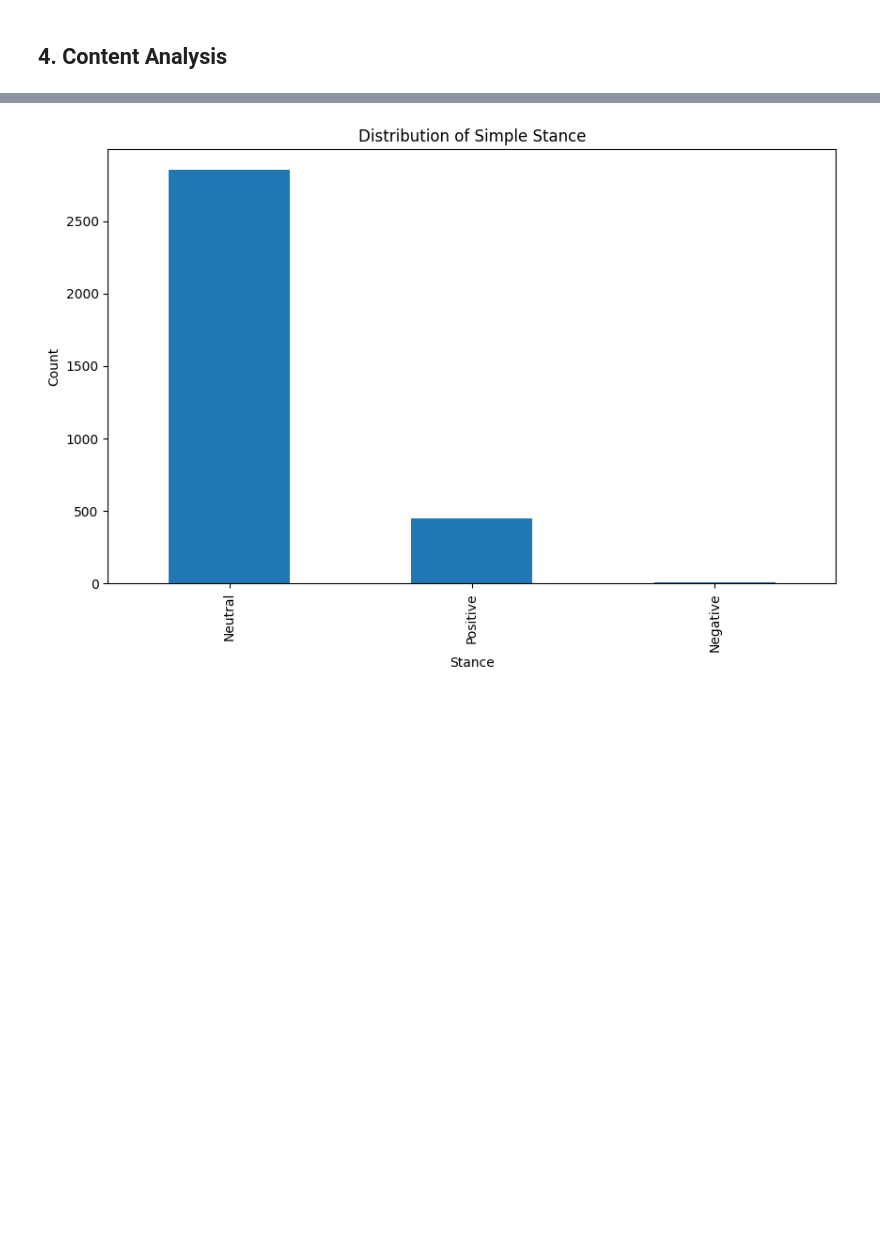
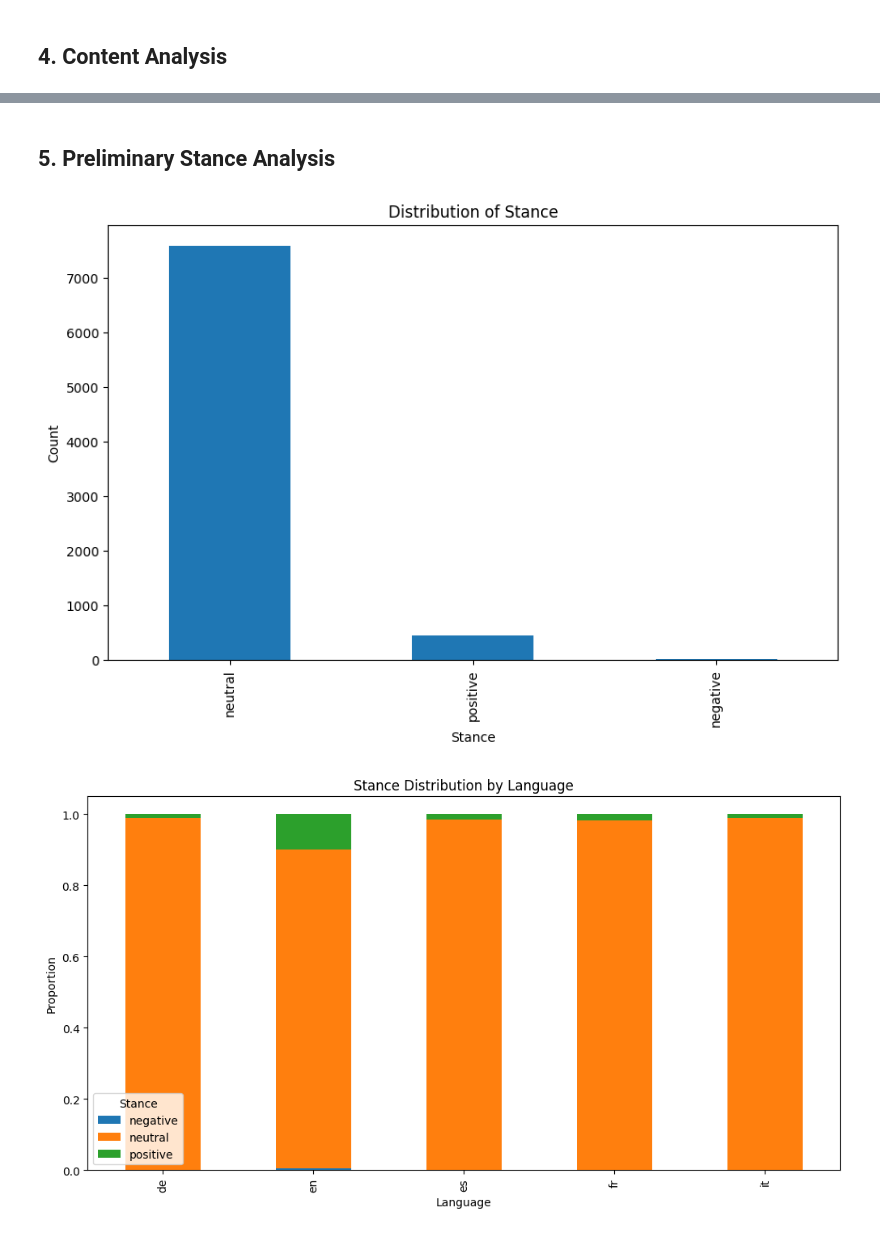
Before and after one commit to jaxendutta/climate-stance-detection, a Jupyter notebook: notebooks/01_data_exploration.ipynb, the cells around one changed output, grey strips where cells are left out. Cells and saved outputs as stored; diff of their text form; code cells hidden in the pictures; blank space fills up the shorter version.

```diff
--- a/notebooks/01_data_exploration.ipynb
+++ b/notebooks/01_data_exploration.ipynb
@@ -25,6 +11,7 @@ True
 # %%
 # Load the data
-data = pd.read_csv('../data/raw/reddit_climate_data_20240831_010210.csv')  # Replace with your actual filename
+latest_file = max(glob.glob('../data/raw/*.csv'), key=os.path.getctime)
+data = pd.read_csv(latest_file)
 print(f"Loaded {len(data)} posts")
 data.head()
 # %% [output]
@@ -90,19 +79,2 @@ plot_language_stats(data, 'num_comments')
 # %% [markdown]
 ## 4. Content Analysis
-# %%
-def generate_wordcloud(text, title):
-    wordcloud = WordCloud(width=800, height=400, background_color='white').generate(text)
-    plt.figure(figsize=(10, 5))
-    plt.imshow(wordcloud, interpolation='bilinear')
-    plt.axis('off')
-    plt.title(title)
-    plt.show()
-
-# Generate word clouds for each language
-for lang in data['language'].unique():
-    lang_data = data[data['language'] == lang]
-    # Convert to string and replace NaN with empty string
-    titles = lang_data['title'].fillna('').astype(str)
-    bodies = lang_data['body'].fillna('').astype(str)
-    text = ' '.join(titles + ' ' + bodies)
-    generate_wordcloud(text, f'Word Cloud for {lang} Posts')
@@ -117,23 +157,38 @@ Note: This is a very basic approach and should be refined in the preprocessing a
+# %% [markdown]
+## 5. Preliminary Stance Analysis
 # %%
-def simple_stance(text):
-    positive = ['support', 'agree', 'pro', 'urgent', 'action', 'believe']
-    negative = ['hoax', 'fake', 'exaggerated', 'myth', 'scam']
+def assign_stance(text):
+    text = text.lower()
+    positive_keywords = ['support', 'agree', 'real', 'serious', 'urgent', 'action']
+    negative_keywords = ['hoax', 'fake', 'exaggerated', 'myth', 'scam', 'conspiracy']
 
-    text = text.lower()
-    if any(word in text for word in positive):
-        return 'Positive'
-    elif any(word in text for word in negative):
-        return 'Negative'
+    positive_count = sum(1 for keyword in positive_keywords if keyword in text)
+    negative_count = sum(1 for keyword in negative_keywords if keyword in text)
+
+    if positive_count > negative_count:
+        return 'positive'
+    elif negative_count > positive_count:
+        return 'negative'
     else:
-        return 'Neutral'
+        return 'neutral'
 
-data['simple_stance'] = data['title'].apply(simple_stance)
+data['stance'] = data['title'].apply(assign_stance)
 
 plt.figure(figsize=(10, 6))
-data['simple_stance'].value_counts().plot(kind='bar')
-plt.title('Distribution of Simple Stance')
+data['stance'].value_counts().plot(kind='bar')
+plt.title('Distribution of Stance')
 plt.xlabel('Stance')
 plt.ylabel('Count')
 plt.show()
+
+# Stance distribution by language
+stance_by_lang = pd.crosstab(data['language'], data['stance'], normalize='index')
+stance_by_lang.plot(kind='bar', stacked=True, figsize=(12, 6))
+plt.title('Stance Distribution by Language')
+plt.xlabel('Language')
+plt.ylabel('Proportion')
+plt.legend(title='Stance')
+plt.show()
 # %% [output]
-[figure, old version]
+[figure, new version]
+[figure, added]
```
Also changed, not shown: parts of 11 cells of this notebook, 20 other files.
